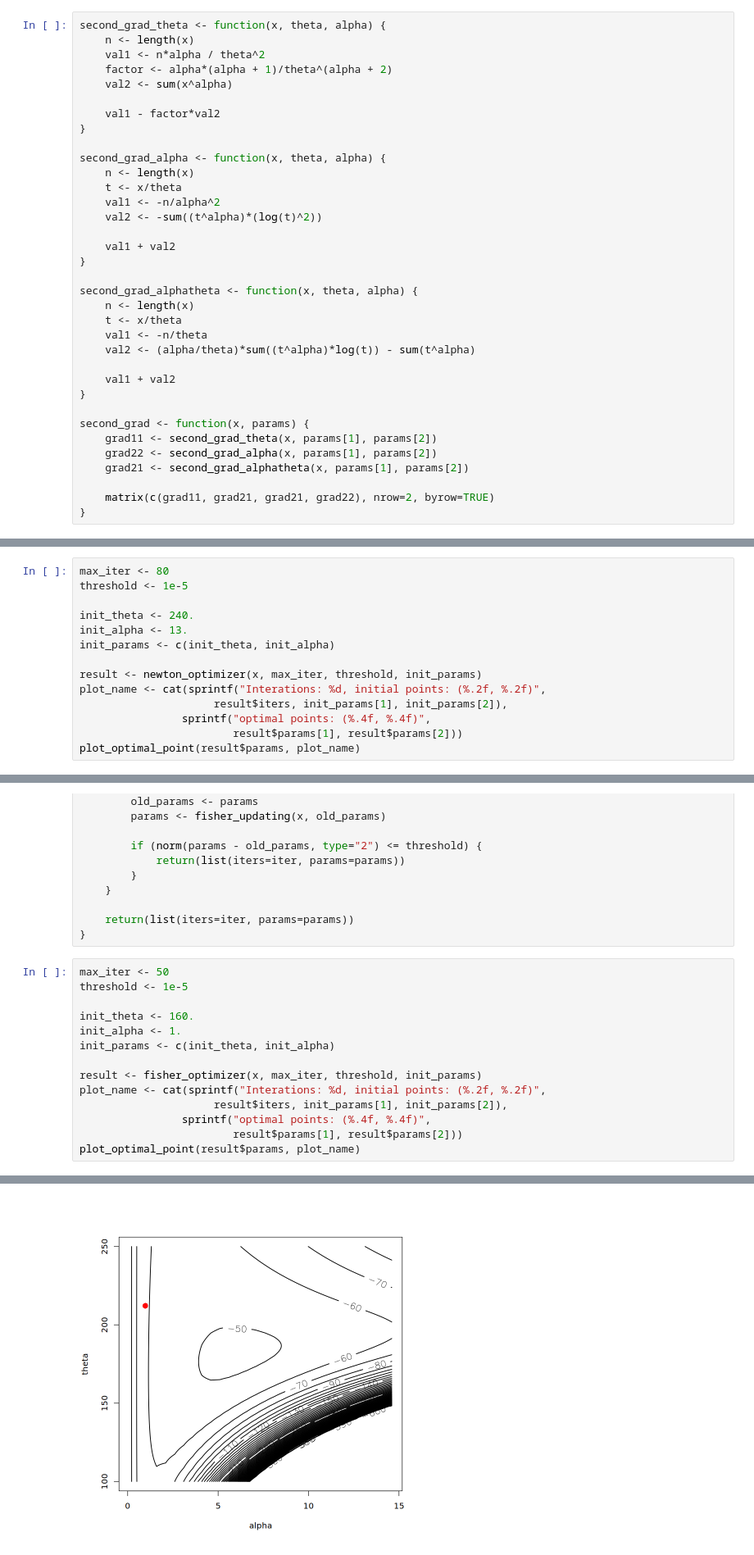
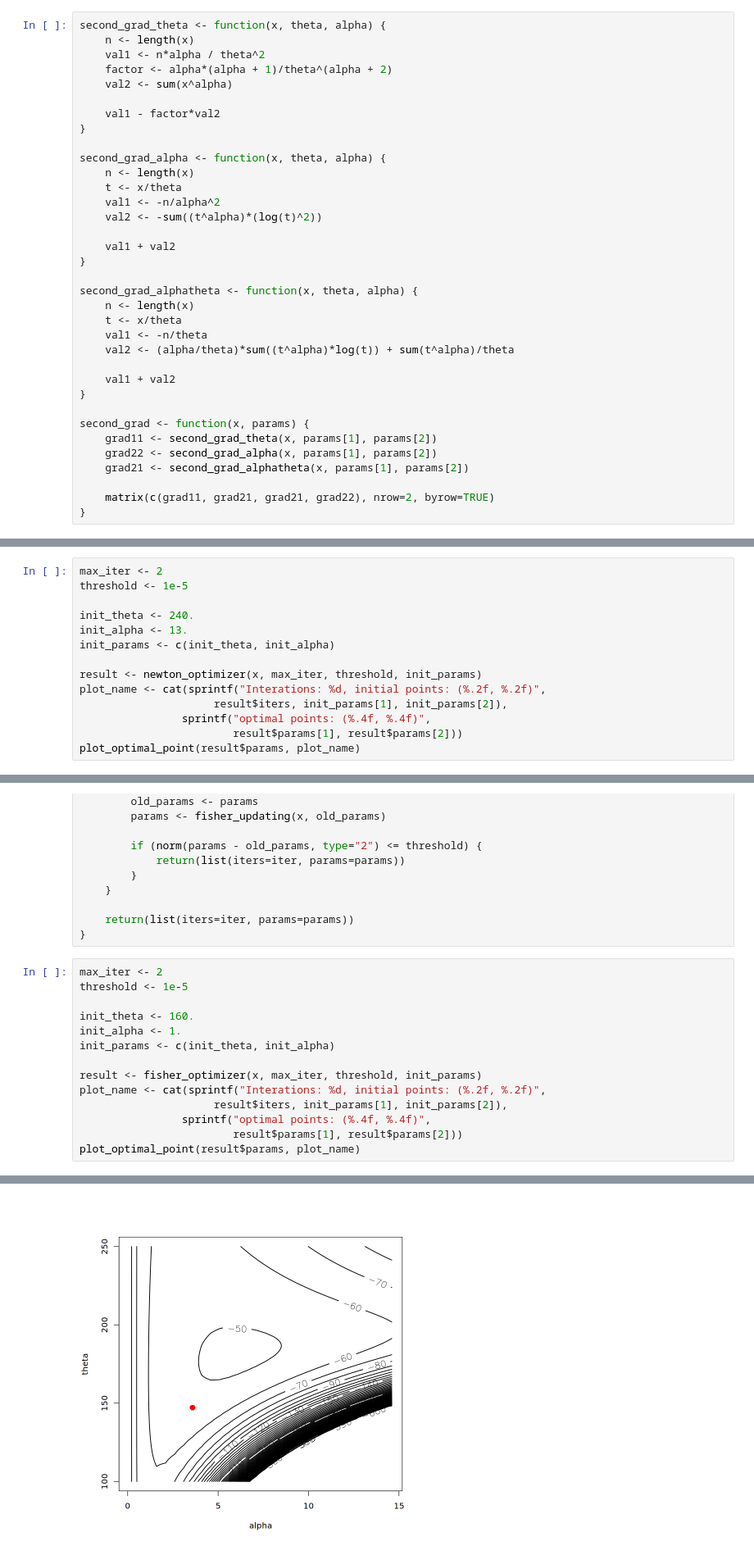
Before and after one commit to Anh-BK/Statistical_Computing, a Jupyter notebook: optimization/EX3-Optimization-R.ipynb, the cells around one changed output, grey strips where cells are left out. Shown at 82% size. Drawn from its saved outputs; the diff is of its cells as text.

```diff
--- a/optimization/EX3-Optimization-R.ipynb
+++ b/optimization/EX3-Optimization-R.ipynb
@@ -137,7 +137,7 @@ second_grad_alphatheta <- function(x, theta, alpha) {
     n <- length(x)
     t <- x/theta
     val1 <- -n/theta
-    val2 <- (alpha/theta)*sum((t^alpha)*log(t)) - sum(t^alpha)
+    val2 <- (alpha/theta)*sum((t^alpha)*log(t)) + sum(t^alpha)/theta
 
     val1 + val2
 }
@@ -215,5 +215,5 @@ Interations: 70, initial points: (160.00, 1.00) optimal points: (236.7532, 0.948
 # %%
-max_iter <- 80
+max_iter <- 2
 threshold <- 1e-5
 
 init_theta <- 240.
@@ -265,7 +265,7 @@ fisher_optimizer <- function(x, max_iter, threshold, params) {
     return(list(iters=iter, params=params))
 }
 # %%
-max_iter <- 50
+max_iter <- 2
 threshold <- 1e-5
 
 init_theta <- 160.
@@ -283,2 +283,2 @@ Interations: 50, initial points: (160.00, 1.00) optimal points: (212.1683, 0.975
-[figure, old version]
+[figure, new version]
 # %%
```
Also changed, not shown: parts of 8 cells of this notebook, 1 other file.
